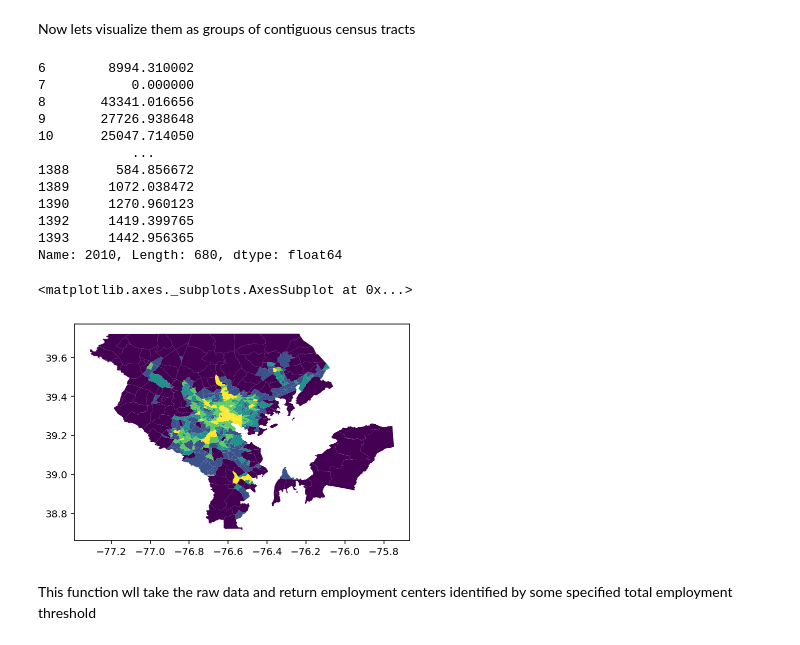
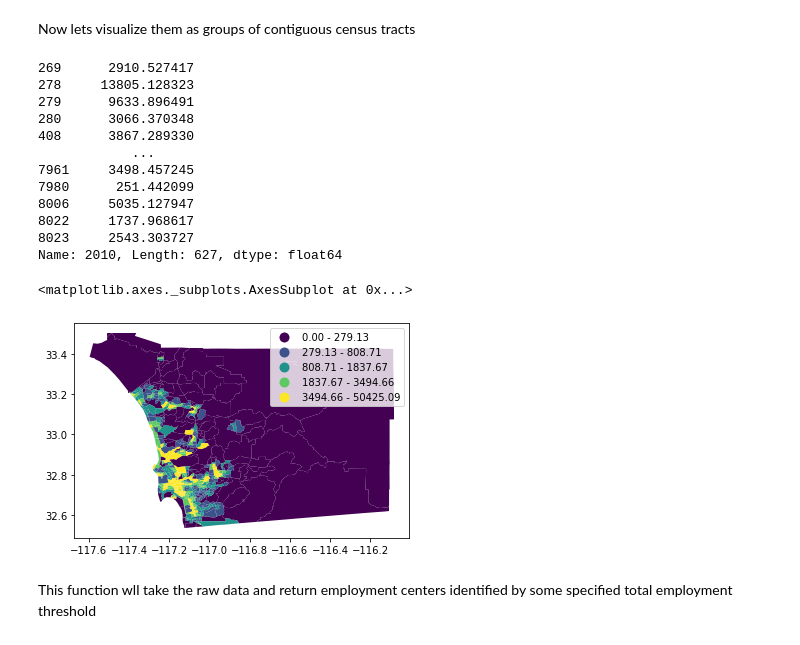
Before and after one commit to yellowcowantidote/pbpl204, a Jupyter notebook: notebooks/temporal_centers.ipynb, the cells around one changed output. Saved outputs shown, nothing was run; the diff lists cells and outputs as text; code cells hidden in the pictures.

```diff
--- a/notebooks/temporal_centers.ipynb
+++ b/notebooks/temporal_centers.ipynb
@@ -16,2 +19,2 @@ if not os.path.exists("../data/12580.h5"):
 # %%
-balt = Community.from_lodes(msa_fips='12580', years=list(range(2010, 2018,1)))
+SD = Community.from_lodes(msa_fips='41740', years=list(range(2010, 2018,1)))
@@ -18,5 +24,5 @@ balt = Community.from_lodes(msa_fips='12580', years=list(range(2010, 2018,1)))
 # %%
-gdf = balt.gdf
+gdf = SD.gdf
 # %%
 gdf.year.unique()
 # %% [output]
@@ -24,5 +30,5 @@ array([2016, 2017, 2010, 2011, 2012, 2013, 2014, 2015])
 # %%
-net = pdna.Network.from_hdf5("../data/12580.h5")
+net = pdna.Network.from_hdf5("../data/41740.h5")
 # %%
 net.precompute(3000)
 # %% [markdown]
@@ -64,7 +70,7 @@ accs.head()
 # %% [markdown]
 Now lets visualize them as groups of contiguous census tracts
 # %%
-tracts = Community.from_census(msa_fips='12580', years=[2010])
+tracts = Community.from_census(msa_fips='41740', years=[2010])
 # %%
 tracts = tracts.gdf
 # %%
@@ -76,23 +82,23 @@ tracts = tracts.rename(str, axis='columns')
 # %%
 tracts['2010']
 # %% [output]
-6        8994.310002
-7           0.000000
-8       43341.016656
-9       27726.938648
-10      25047.714050
+269      2910.527417
+278     13805.128323
+279      9633.896491
+280      3066.370348
+408      3867.289330
             ...
-1388      584.856672
-1389     1072.038472
-1390     1270.960123
-1392     1419.399765
-1393     1442.956365
-Name: 2010, Length: 680, dtype: float64
+7961     3498.457245
+7980      251.442099
+8006     5035.127947
+8022     1737.968617
+8023     2543.303727
+Name: 2010, Length: 627, dtype: float64
 # %%
-tracts.plot('2015', scheme="quantiles", k=5)
+tracts.plot('2015', scheme="quantiles", legend= True, k=5)
 # %% [output]
 <matplotlib.axes._subplots.AxesSubplot at 0x...>
-[figure, old version]
+[figure, new version]
 # %%
 centers = tracts[tracts['2017'] >=8000]
 # %%
```
Also changed, not shown: parts of 8 cells of this notebook, 1 other file.
